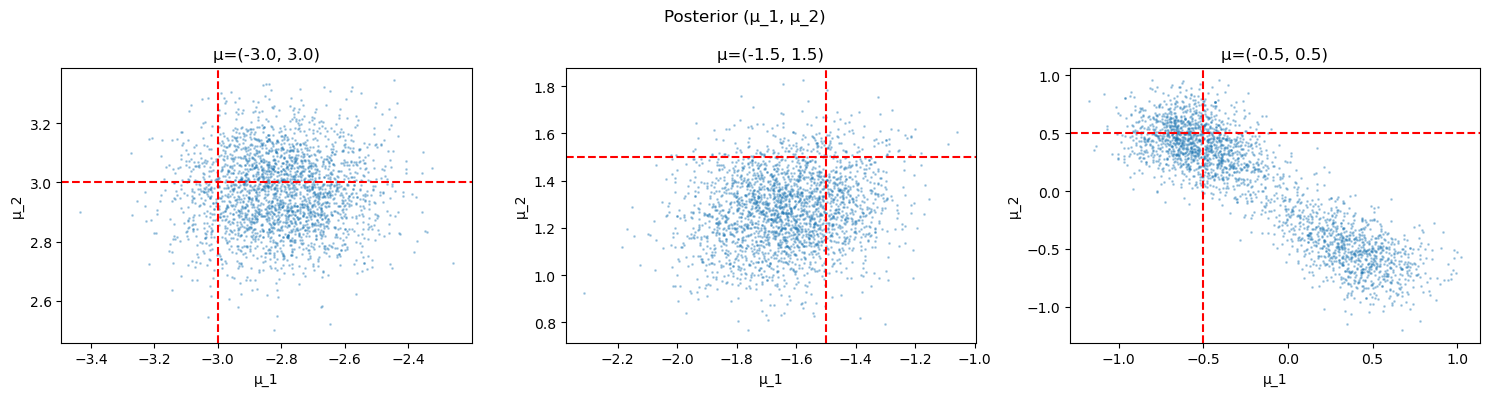
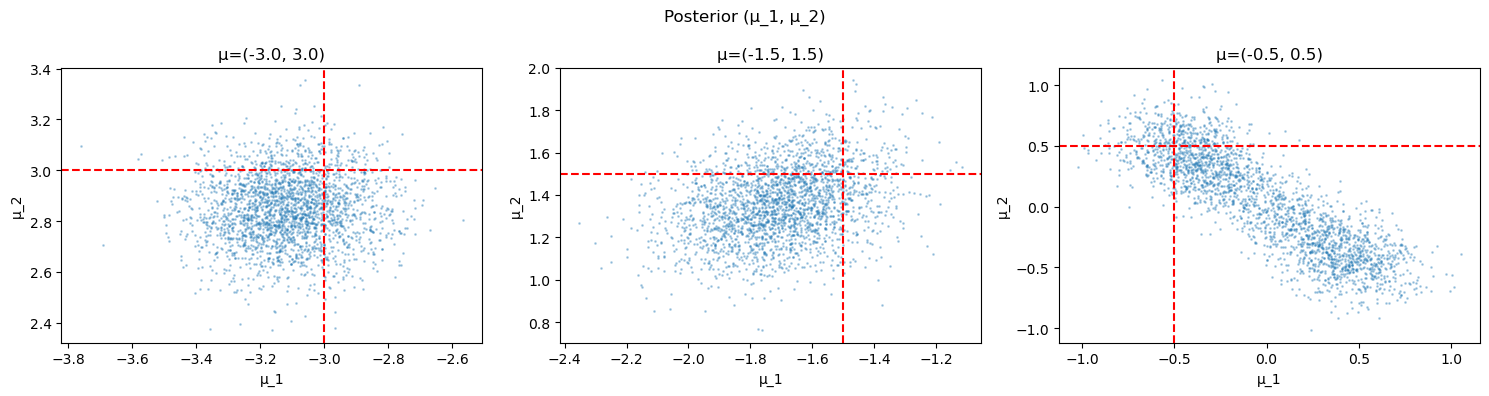
Unified diff of the notebook cell whose output changed from the first chart to the second:
--- before
+++ after
@@ -20,4 +20,5 @@
 plt.suptitle('Posterior (μ_1, μ_2)')
 plt.tight_layout()
+plt.savefig('img/label_switching.png', dpi=150, bbox_inches='tight')
 plt.show()
 

Commit: final one